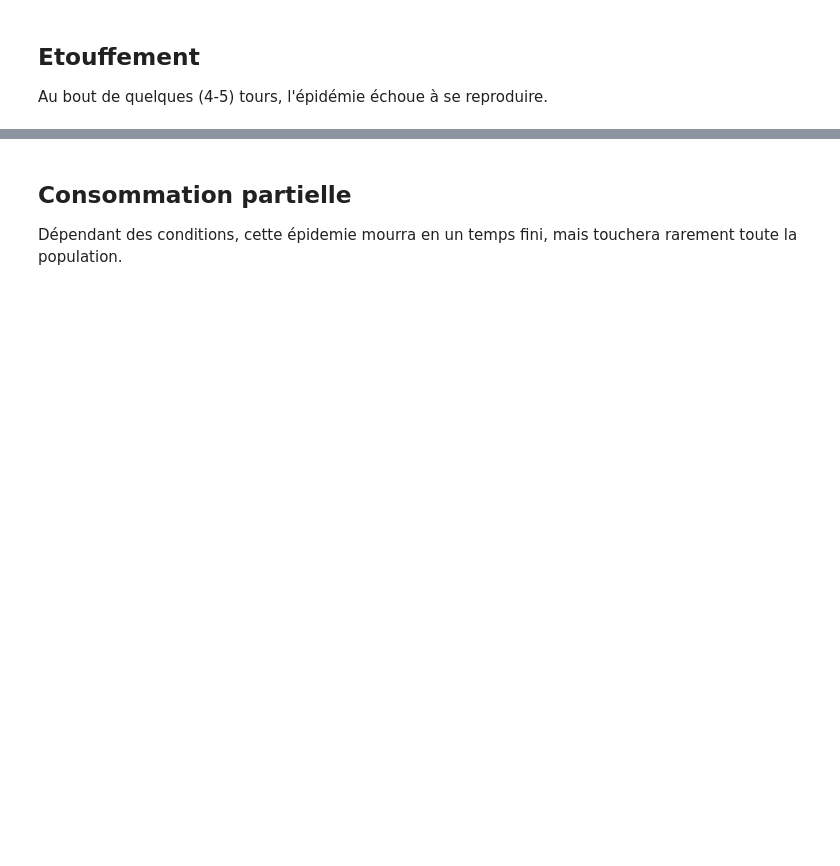
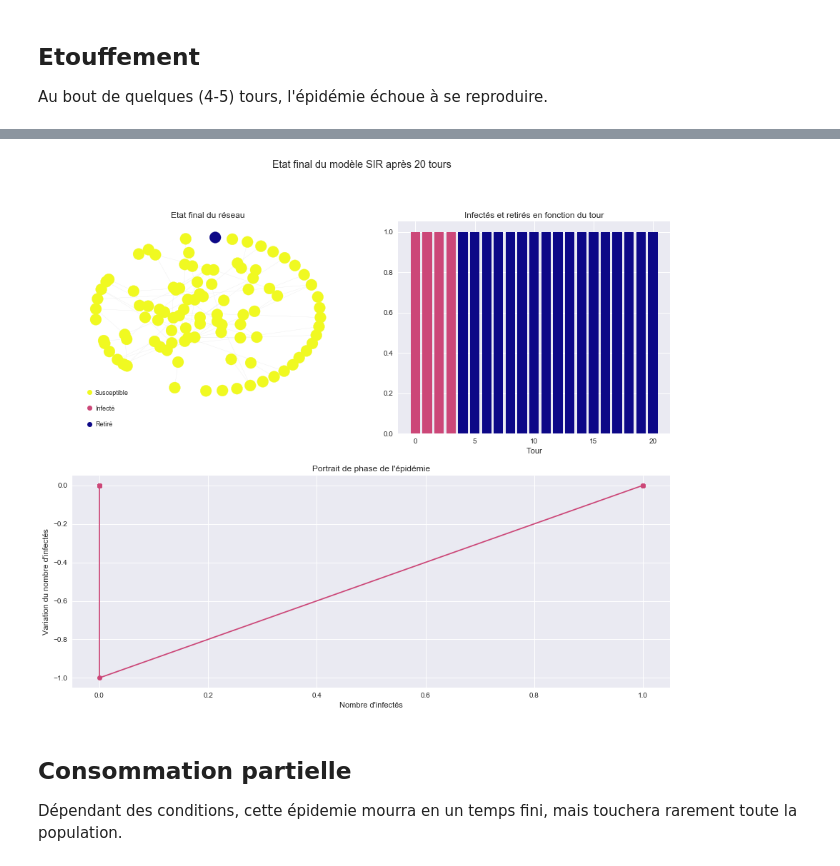
Before and after one commit to farid-fari/epidemics, a Jupyter notebook: epidemics/Exemples.ipynb, the cells around one changed output, grey strips where cells are left out. Cells and saved outputs as stored; diff of their text form; code cells hidden in the pictures; blank space fills up the shorter version.

```diff
--- a/epidemics/Exemples.ipynb
+++ b/epidemics/Exemples.ipynb
@@ -25,3 +19,7 @@ sir.plot(100, 3, 0.01, 20, density=0.01)
+# %%
+sirs.plot(n=100, d=[3, 21], p=0.08, turns=20, graph=0.01)
+# %% [output]
+[figure, added]
 # %% [markdown]
 ## Consommation partielle
 Dépendant des conditions, cette épidemie mourra en un temps fini, mais touchera rarement toute la population.
```
Also changed, not shown: parts of 11 cells of this notebook.
